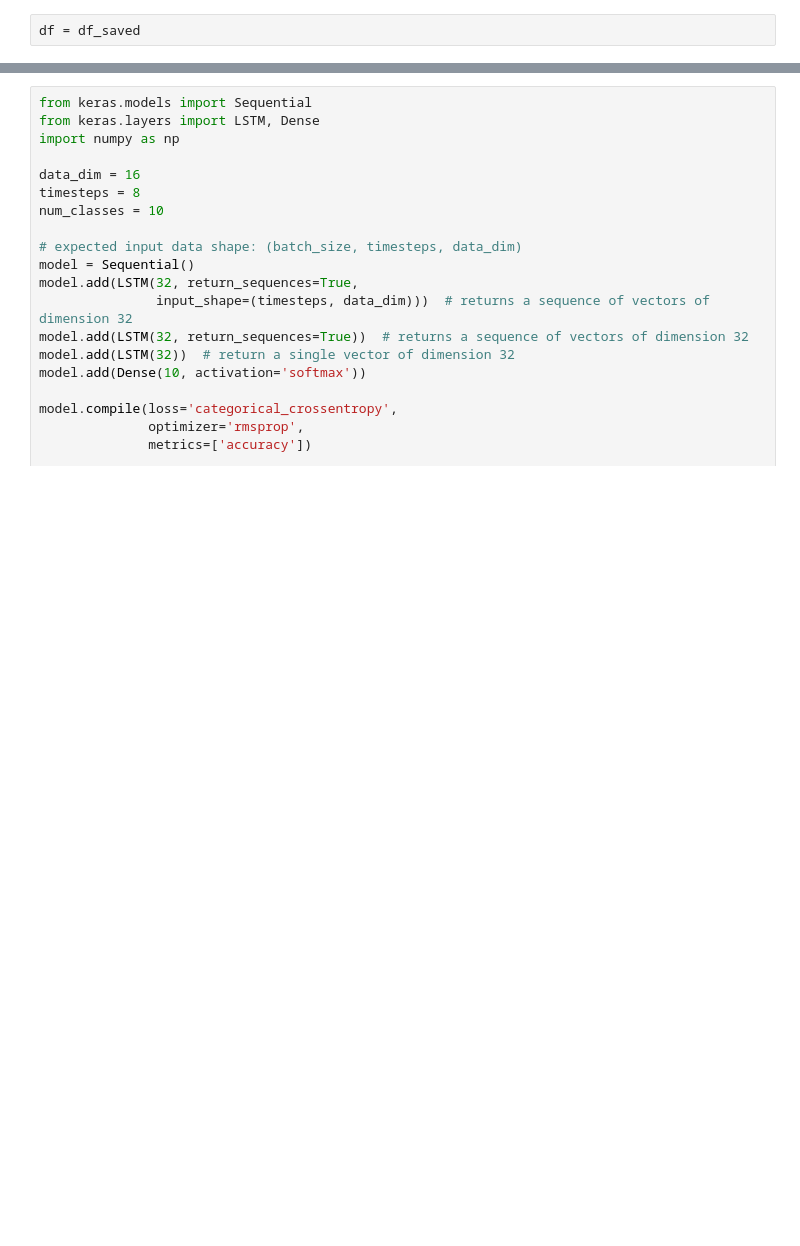
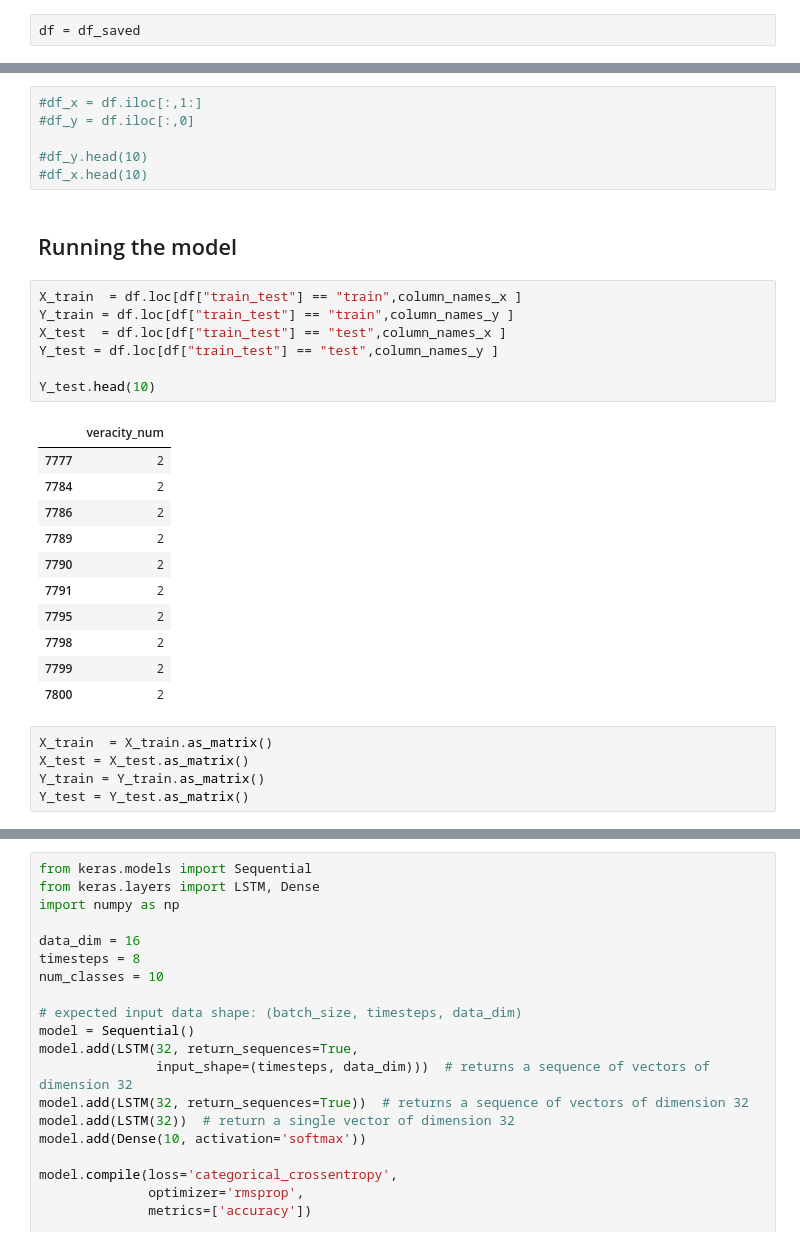
Before and after one commit to gittinic/mlp_final_proj_fake_news, a Jupyter notebook: TensorFlow_Setup.ipynb, the cells around one changed output, grey strips where cells are left out. Saved outputs shown, nothing was run; the diff lists cells and outputs as text; blank space fills up the shorter version.

```diff
--- a/TensorFlow_Setup.ipynb
+++ b/TensorFlow_Setup.ipynb
@@ -158,3 +191,35 @@ df_y = df_y.as_matrix()
+# %%
+#df_x = df.iloc[:,1:]
+#df_y = df.iloc[:,0]
+
+#df_y.head(10)
+#df_x.head(10)
+# %% [markdown]
+## Running the model
+# %%
+X_train  = df.loc[df["train_test"] == "train",column_names_x ]
+Y_train = df.loc[df["train_test"] == "train",column_names_y ]
+X_test  = df.loc[df["train_test"] == "test",column_names_x ]
+Y_test = df.loc[df["train_test"] == "test",column_names_y ]
+
+Y_test.head(10)
+# %% [output]
+|  | veracity_num |
+| 7777 | 2 |
+| 7784 | 2 |
+| 7786 | 2 |
+| 7789 | 2 |
+| 7790 | 2 |
+| 7791 | 2 |
+| 7795 | 2 |
+| 7798 | 2 |
+| 7799 | 2 |
+| 7800 | 2 |
+# %%
+X_train  = X_train.as_matrix()
+X_test = X_test.as_matrix()
+Y_train = Y_train.as_matrix()
+Y_test = Y_test.as_matrix()
 # %%
 from keras.models import Sequential
 from keras.layers import Dense, Activation
```
Also changed, not shown: parts of 22 cells of this notebook.
